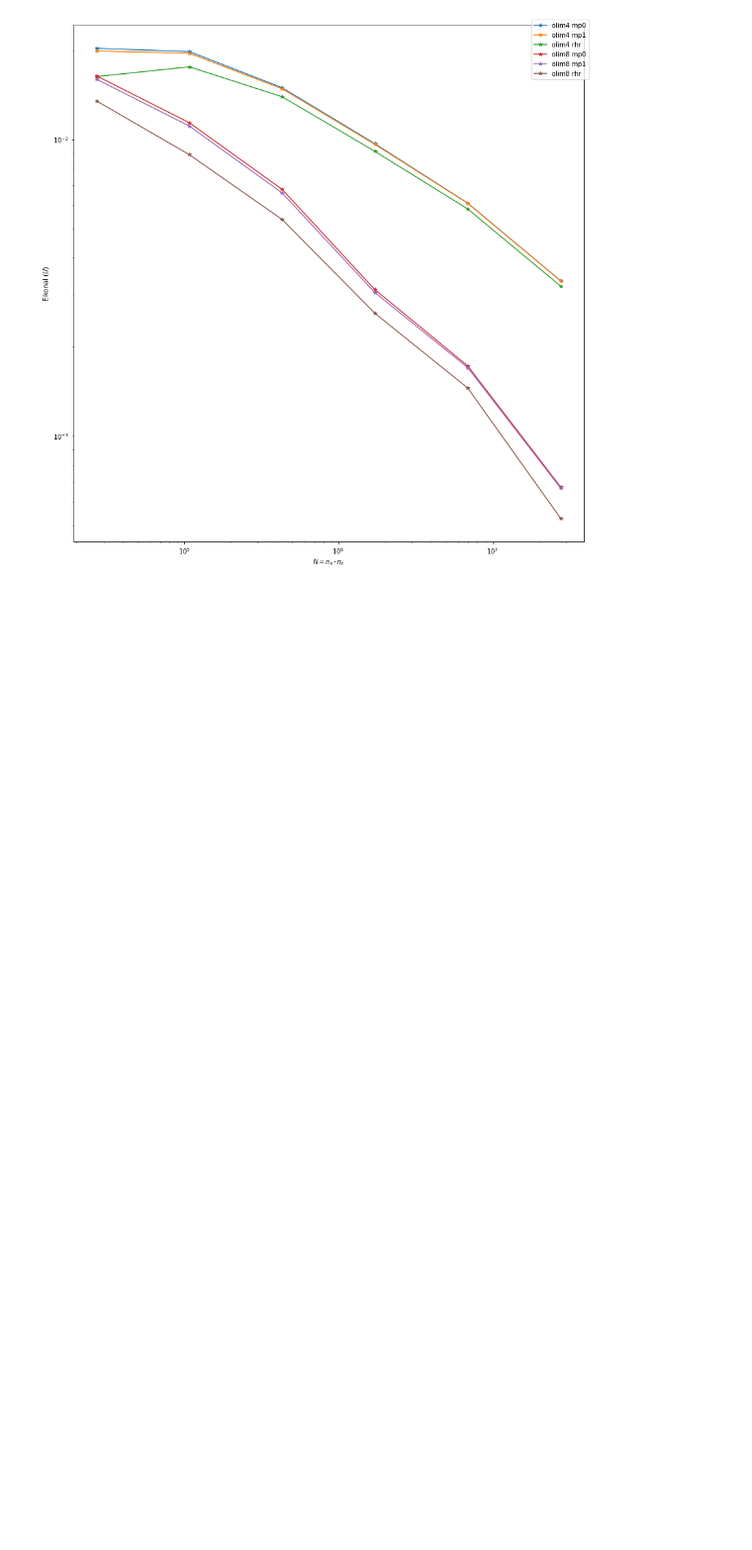
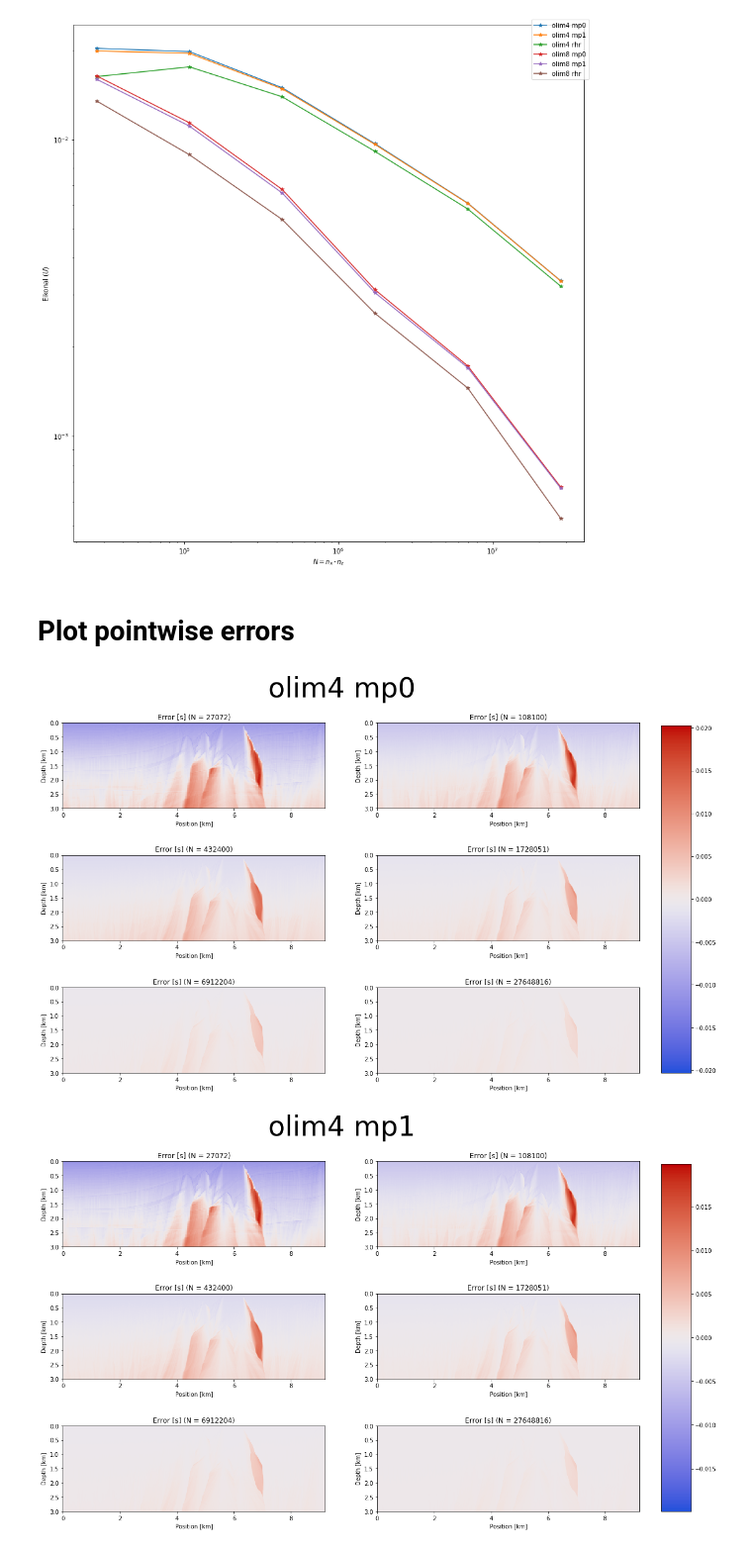
Before and after one commit to sampotter/olim-plots, a Jupyter notebook: marmousi.ipynb, the cells around one changed output. Shown at 99% size. Cells and saved outputs as stored; diff of their text form; code cells hidden in the pictures; blank space fills up the shorter version.

```diff
--- a/marmousi.ipynb
+++ b/marmousi.ipynb
@@ -184,3 +129,0 @@ def plot_error(l0, l1, nb, quad, src_type='surface', vmax=None, vmin=None):
-# %%
-l0, l1 = 3, 4
-vmax, vmin = 0.004, -0.004 # Set same colorbar range for each
@@ -304,3 +225,26 @@ fig.legend()
 # %% [output]
 <matplotlib.legend.Legend at 0x...>
 [figure]
+# %% [markdown]
+# Plot pointwise errors
+# %%
+for nb, quad in it.product(nbs, quads):
+    vmax = max(
+        max(E[nb, quad, l].max(), -E[nb, quad, l].min())
+        for l in range(6)
+    )
+    vmin = -vmax
+    fig, axes = plt.subplots(3, 2, figsize=(18, 12))
+    for l, ax in zip(range(6), axes.flatten()):
+        im = ax.imshow(E[nb, quad, l], cmap=cc.cm.coolwarm, vmax=vmax, vmin=vmin, extent=[xmin, xmax, zmax, zmin])
+        ax.set_title('Error [s] (N = %d)' % N[l])
+        ax.set_xlabel('Position [km]')
+        ax.set_ylabel('Depth [km]')
+    fig.subplots_adjust(right=0.9)
+    cbar_ax = fig.add_axes([0.93, 0.15, 0.04, 0.7])
+    fig.colorbar(im, cax=cbar_ax)
+    fig.suptitle('%s %s' % (nb2str[nb], quad2str[quad]), y=0.95, fontsize=48)
+    fig.show()
+# %% [output]
+[figure, added]
+[figure, added]
```
Also changed, not shown: parts of 10 cells of this notebook.
